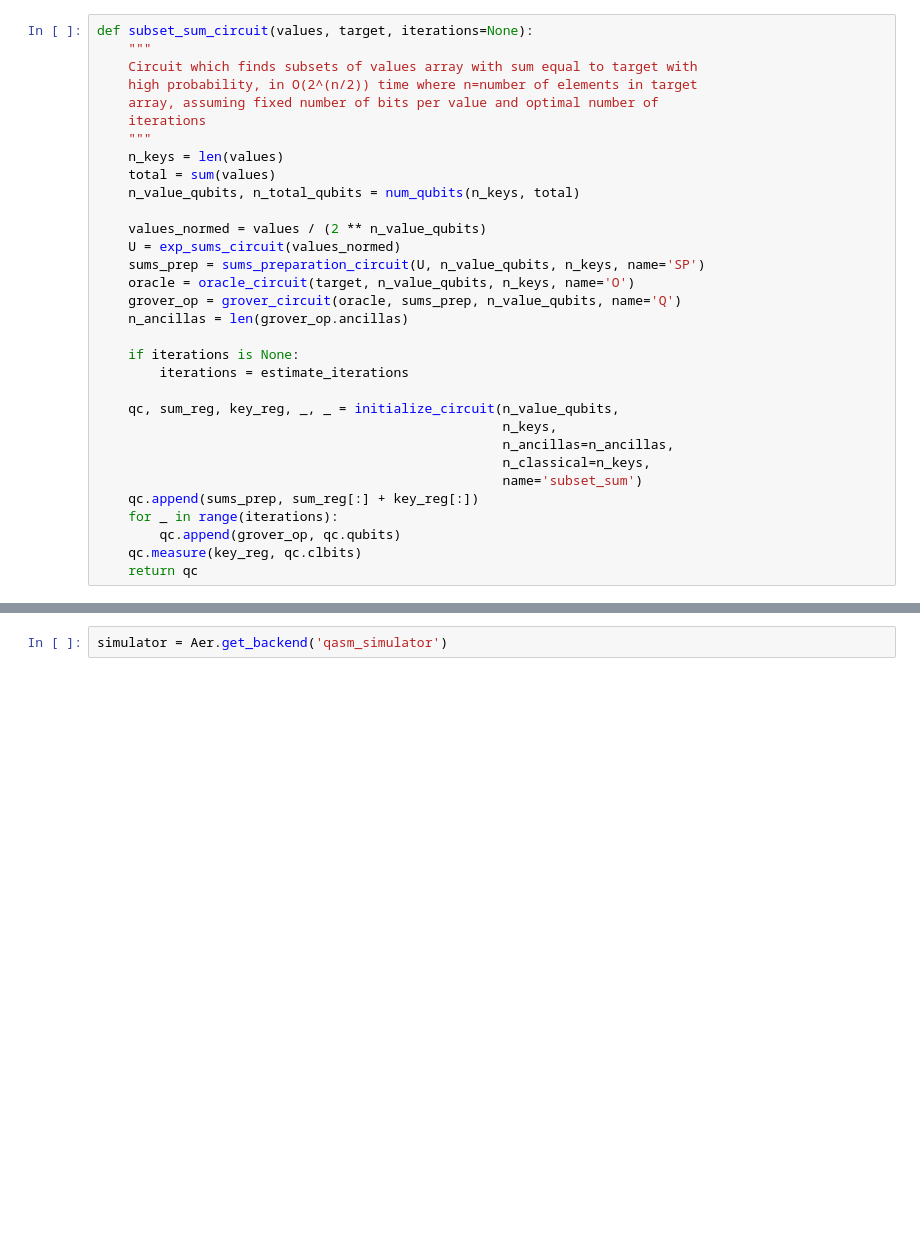
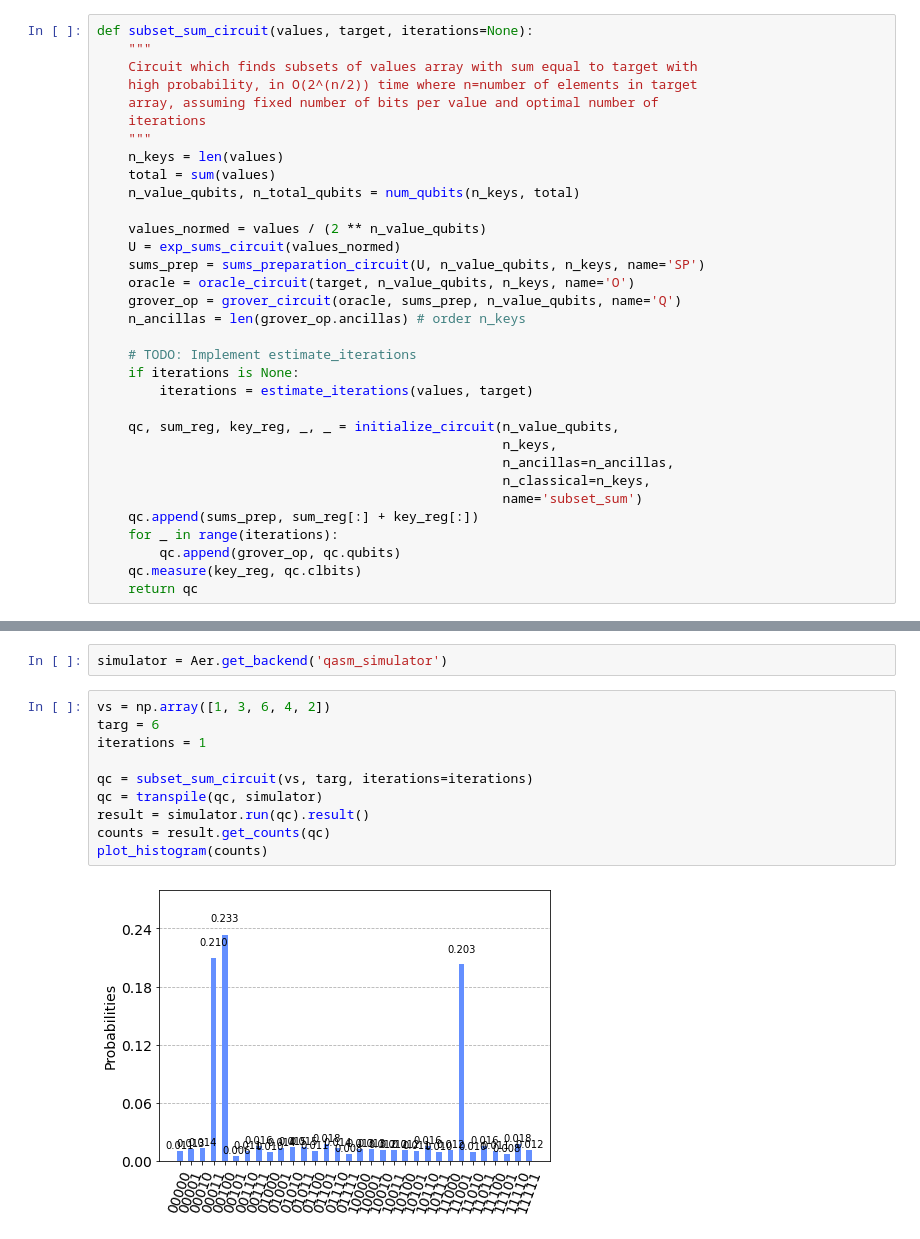
Before and after one commit to callumcanavan/qc-subset-sums, a Jupyter notebook: Task 1.ipynb, the cells around one changed output, grey strips where cells are left out. Drawn from its saved outputs; the diff is of its cells as text; blank space fills up the shorter version.

```diff
--- a/Task 1.ipynb
+++ b/Task 1.ipynb
@@ -119,10 +151,11 @@ def subset_sum_circuit(values, target, iterations=None):
     sums_prep = sums_preparation_circuit(U, n_value_qubits, n_keys, name='SP')
     oracle = oracle_circuit(target, n_value_qubits, n_keys, name='O')
     grover_op = grover_circuit(oracle, sums_prep, n_value_qubits, name='Q')
-    n_ancillas = len(grover_op.ancillas)
+    n_ancillas = len(grover_op.ancillas) # order n_keys
 
+    # TODO: Implement estimate_iterations
     if iterations is None:
-        iterations = estimate_iterations
+        iterations = estimate_iterations(values, target)
 
     qc, sum_reg, key_reg, _, _ = initialize_circuit(n_value_qubits,
                                                     n_keys,
@@ -137,2 +172,14 @@ def subset_sum_circuit(values, target, iterations=None):
 # %%
 simulator = Aer.get_backend('qasm_simulator')
+# %%
+vs = np.array([1, 3, 6, 4, 2])
+targ = 6
+iterations = 1
+
+qc = subset_sum_circuit(vs, targ, iterations=iterations)
+qc = transpile(qc, simulator)
+result = simulator.run(qc).result()
+counts = result.get_counts(qc)
+plot_histogram(counts)
+# %% [output]
+[figure, added]
```
Also changed, not shown: parts of 12 cells of this notebook.
